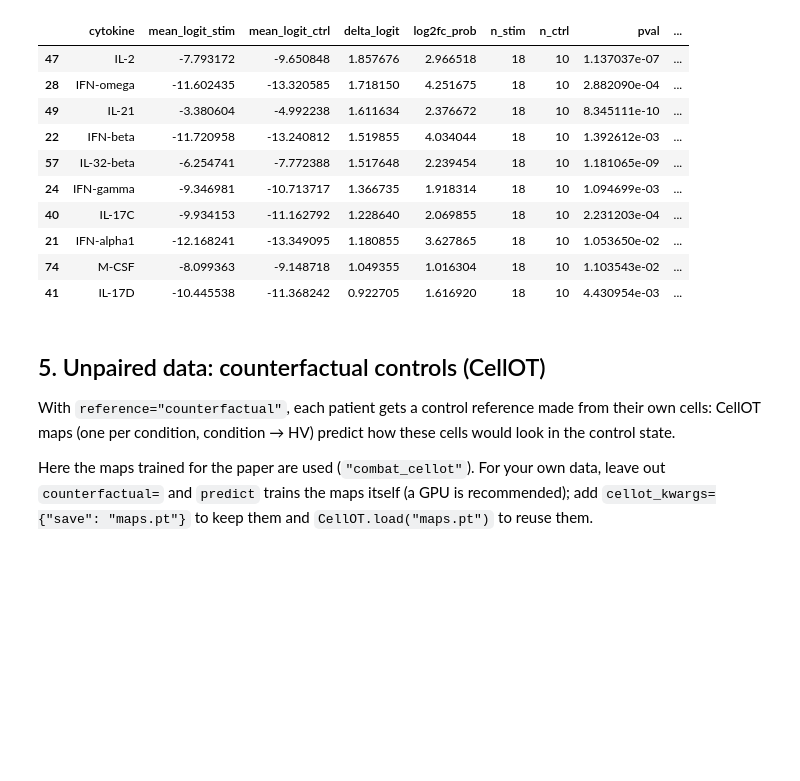
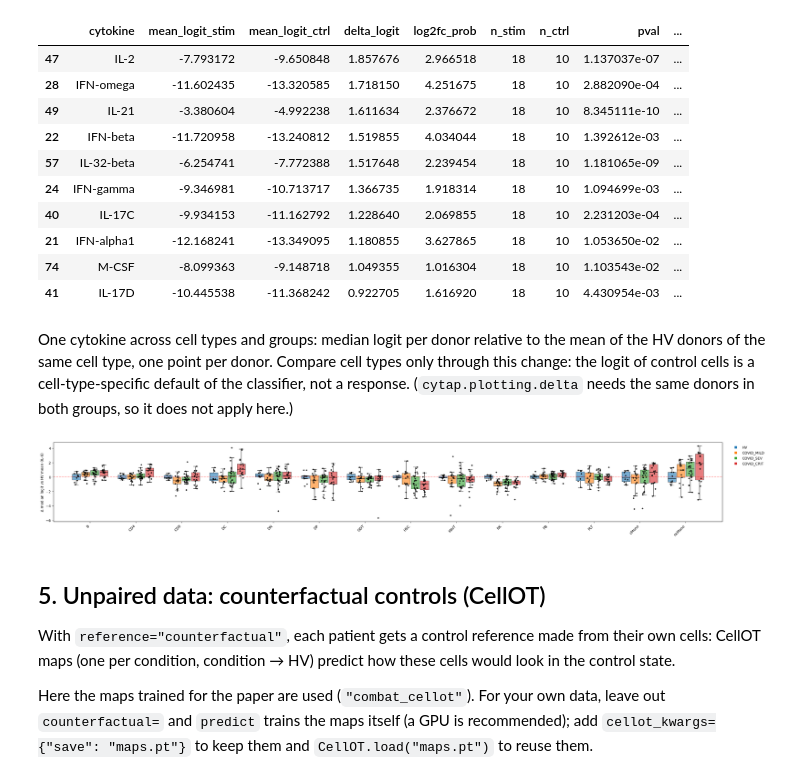
Before and after one commit to CB-postech/CYTAP, a Jupyter notebook: tutorials/cytap_tutorial.ipynb, the cells around one changed output. Saved outputs shown, nothing was run; the diff lists cells and outputs as text; code cells hidden in the pictures; blank space fills up the shorter version.

Commit message:
response: baseline option (change vs control mean per cell type); paired_delta error; tutorial update

```diff
--- a/tutorials/cytap_tutorial.ipynb
+++ b/tutorials/cytap_tutorial.ipynb
@@ -144,6 +146,7 @@ COVID_SEV     28
 HV            10
 Name: donor_id, dtype: int64
 # %%
+model = cytap.load_model()
 out_pooled = cytap.predict(combat, model, design="unpaired", control_key="Source", control_label="HV",
                            celltype_key="major_subset")
 # %% [markdown]
@@ -187,6 +190,17 @@ crit[crit["fdr"] < 0.05].sort_values("delta_logit", ascending=False).head(10)
 | 21 | IFN-alpha1 | -12.168241 | -13.349095 | 1.180855 | 3.627865 | 18 | 10 | 1.053650e-02 | ... |
 | 74 | M-CSF | -8.099363 | -9.148718 | 1.049355 | 1.016304 | 18 | 10 | 1.103543e-02 | ... |
 | 41 | IL-17D | -10.445538 | -11.368242 | 0.922705 | 1.616920 | 18 | 10 | 4.430954e-03 | ... |
+# %% [markdown]
+One cytokine across cell types and groups: median logit per donor relative to the mean of the HV donors of
+the same cell type, one point per donor. Compare cell types only through this change: the logit of control
+cells is a cell-type-specific default of the classifier, not a response. (`cytap.plotting.delta` needs
+the same donors in both groups, so it does not apply here.)
+# %%
+cytap.plotting.response(out_pooled, "IL-6", donor_key="donor_id", condition_key="Source",
+                        celltype_key="major_subset", conditions=ORDER, baseline="HV")
+plt.show()
+# %% [output]
+[figure, added]
 # %% [markdown]
 ## 5. Unpaired data: counterfactual controls (CellOT)
 
```
Also changed, not shown: parts of 1 cell of this notebook, 3 other files.
